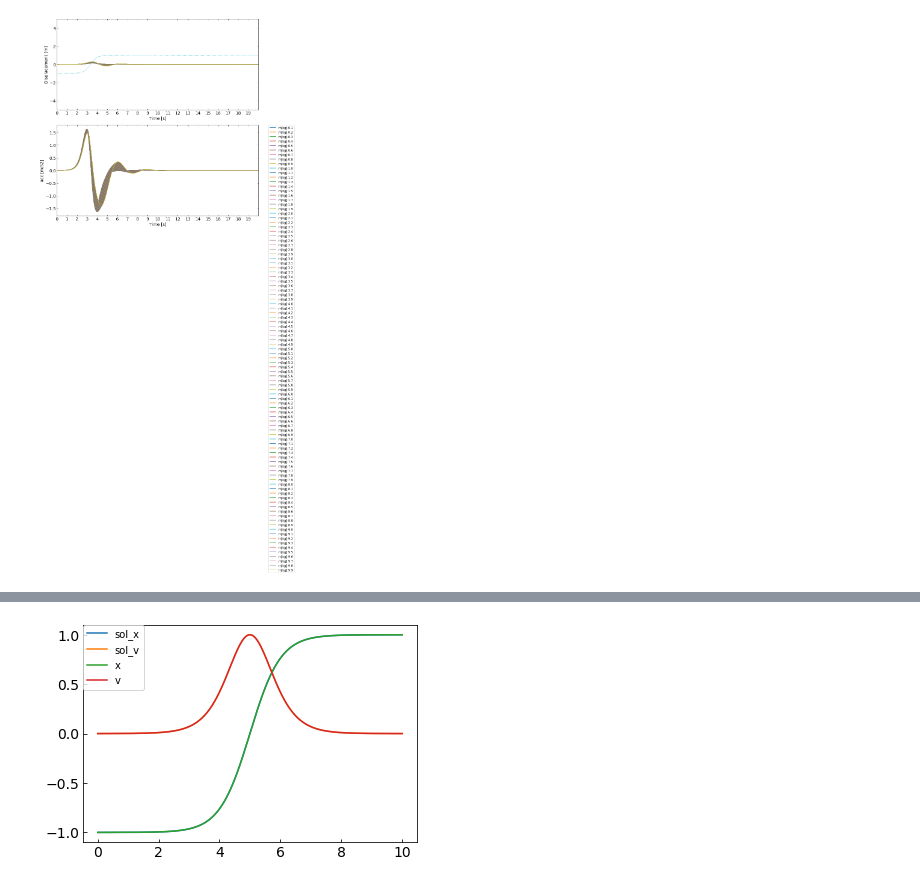
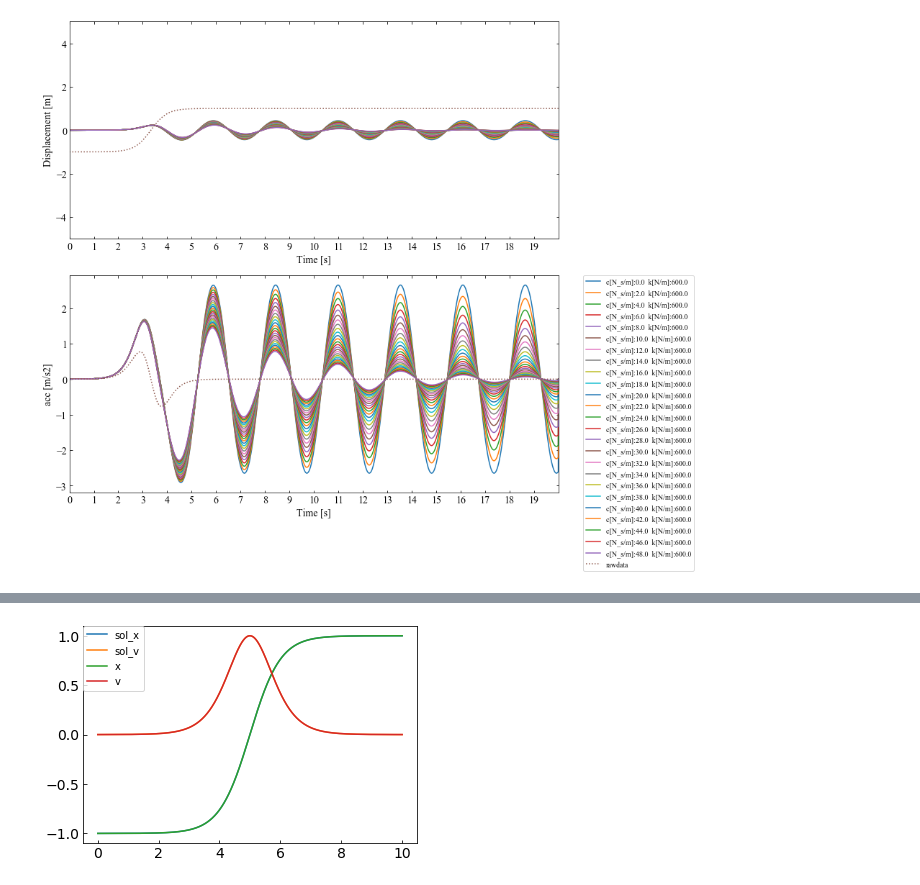
Before and after one commit to imoted/equation_of_motion, a Jupyter notebook: Equation_of_motion_position_displacement_model.ipynb, the cells around one changed output, grey strips where cells are left out. Cells and saved outputs as stored; diff of their text form; code cells hidden in the pictures.

Commit message:
devide some graphs
__Summary__
* Detail
* Change files
* Impact
* refs #xxx

```diff
--- a/Equation_of_motion_position_displacement_model.ipynb
+++ b/Equation_of_motion_position_displacement_model.ipynb
@@ -197,39 +158,12 @@ plt.show()
 # %%
-import numpy as np
-from scipy.integrate import odeint
-import matplotlib.pyplot as plt
-import math
-from scipy.interpolate import griddata
+max_a_list = []
+max_x_list = []
 
-def funcx(t):
-    return np.tanh(1.5*t -5)
+calc_k_list =[]
+calc_c_list =[]
 
-def func(state,t, m, k, c ):
-#     x1, x2,dx2dt  = state
-    x2,v2  = state
-    x1 = funcx(t)
-    v1 =  1 - pow( x1,2 )
-    a1 =  -2 * x1 * (1 - pow( x1,2 ))
-    a2 =  a1 + c /m * ( v1 - v2 ) + k /m * ( x1 - x2  )
-
-    return [v2, a2]
-
-
-def diff(x):
-    v = []
-    for i in range(len(t)-1):
-        v.append((x[i +1] - x[i])/dt)
-    v.append(0)
-    return v
-
-
-t0 = 0                          # 初期時間[s]
-tf = 20                         # 終了時間[s]
-dt = 0.005                      # 時間刻み[s]
-t = np.arange(t0, tf+dt, dt)    # 時間軸配列
-# print(t.size) #2002
-
-state0 = [funcx(t0), 1 - pow( funcx(t0),2 )]    # 初期値[x0, v0 ]
+k = 600
+c = 200
 
 # ここからグラフ描画
 plt.rcParams['font.size'] = 14
@@ -267,63 +201,66 @@ ax2.set_ylabel('acc [m/s2]')
 ax2.set_xticks(np.arange(0, tf, 0.005 *tf *10))
 ax2.set_xlim(0, tf)
 
-
-max_a_list = []
-max_x_list = []
-
-calc_m_list =[]
-# calc_c_list =[]
-
-k = 50
-c=  150
-
-for m in range(1, 100,1 ):
+# for k in range(2, 3, 5):
+# for c in range(0, 1, 1):
+# for k in range(0, 200,8 ):
+for c in range(0, 500, 20 ):
     calc_k = k/1
     calc_c = c/10
-    calc_m = m/10
-#     calc_k_list = np.append(calc_k_list,calc_k)
-#     calc_c_list = np.append(calc_c_list,calc_c)
-    calc_m_list = np.append(calc_m_list,calc_m)
-    sol = odeint(func, state0, t, args=(calc_m, calc_k , calc_c))
-#     label_ck = "c[N_s/m]:" + str(calc_c) + "  k[N/m]:" + str(calc_k)
-    label_ck = "m[kg]:" + str(calc_m)
+    calc_k_list = np.append(calc_k_list,calc_k)
+    calc_c_list = np.append(calc_c_list,calc_c)
+    sol = odeint(func, state0, t, args=(m, calc_k , calc_c))
+    label_ck = "c[N_s/m]:" + str(calc_c) + "  k[N/m]:" + str(calc_k)
 #             label_a = label_ck + "x"
 #         ax1.plot(t, sol[:, 0], label=label_ck )  # 絶対変位量
     x_list = funcx(t) - sol[:, 0]
     ax1.plot(t, x_list, label=label_ck )  # 相対変位量
     max_x_list = np.append(max_x_list,max([np.max(x_list), abs(np.min(x_list))  ]))
 #             ax1.plot(t, sol[:, 1], label=label_ck )  # 速度量
 
     a = diff(sol[:, 1] )
     max_a_list = np.append(max_a_list,max([np.max(a), abs(np.min(a))  ]))
     ax2.plot(t,a, label = label_ck)  # 加速度量
 
 ax1.plot(t,funcx(t) ,linestyle="dotted" , label="rawdata")
+acc_base = -2 * funcx(t) * (1 - pow( funcx(t),2 ))
+ax2.plot(t,acc_base ,linestyle="dotted" , label="rawdata")
 
 fig.tight_layout()
 plt.legend(bbox_to_anchor=(1.05, 1), loc='upper left', borderaxespad=0, fontsize=10 )
 plt.show()
 plt.close()
 
-
 #######################################################　以下２次元MAP
 
-label_ck = "calc_k:" + str(calc_k) + "  calc_c:" +  str(calc_c)
-plt.title(label=label_ck )
-plt.plot(calc_m_list,max_a_list,marker=".",linestyle='None')
+plt.plot(calc_k_list,max_a_list,marker="o",linestyle='None')
 # plt.set_ylim(0,1)
-plt.xlabel("m[kg]")
+plt.xlabel("k[N/m]")
 plt.ylabel("max_a[m/s2]")
 # plt.ylim(0,10)
 plt.show()
 
-label_ck = "calc_k:" + str(calc_k) + "  calc_c:" +  str(calc_c)
-plt.title(label=label_ck )
-plt.plot(calc_m_list,max_x_list,marker=".",linestyle='None')
+
+plt.plot(calc_k_list,max_x_list,marker="o",linestyle='None')
 # plt.set_ylim(0,1)
-plt.xlabel("m[kg]")
+plt.xlabel("k[N/m]")
+plt.ylabel("max_x[m]")
+plt.ylim(0,10)
+plt.show()
+
+plt.plot(calc_c_list,max_a_list,marker="o",linestyle='None')
+# plt.set_ylim(0,1)
+plt.xlabel("c[N_s/m]")
+plt.ylabel("max_a[m/s2]")
+# plt.ylim(0,10)
+plt.show()
+
+
+plt.plot(calc_c_list,max_x_list,marker="o",linestyle='None')
+# plt.set_ylim(0,1)
+plt.xlabel("c[N_s/m]")
 plt.ylabel("max_x[m]")
 # plt.ylim(0,10)
 plt.show()
 # %% [output]
-[figure, old version]
+[figure, new version]
```
Also changed, not shown: parts of 3 cells of this notebook.
